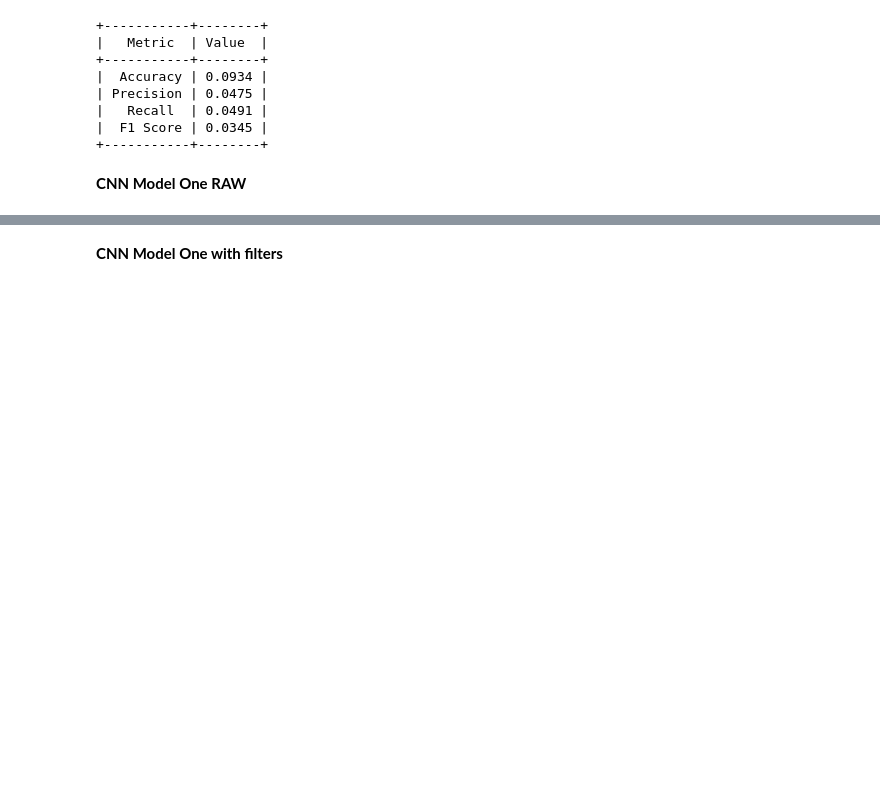
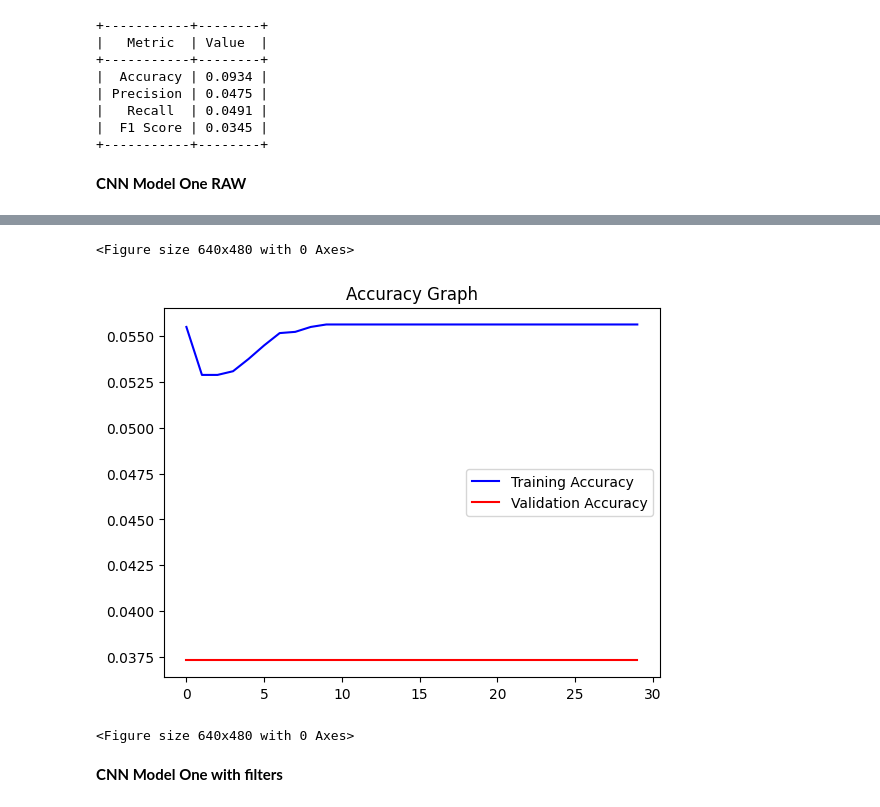
Before and after one commit to geogardow/pattern_recognition_project_2, a Jupyter notebook: Project2.ipynb, the cells around one changed output, grey strips where cells are left out. Saved outputs shown, nothing was run; the diff lists cells and outputs as text; code cells hidden in the pictures; blank space fills up the shorter version.

```diff
--- a/Project2.ipynb
+++ b/Project2.ipynb
@@ -644,0 +627,14 @@ _________________________________________________________________
+# %%
+acc = history.history['age_out_accuracy']
+val_acc = history.history['val_age_out_accuracy']
+epochs = range(len(acc))
+
+plt.plot(epochs, acc, 'b', label='Training Accuracy')
+plt.plot(epochs, val_acc, 'r', label='Validation Accuracy')
+plt.title('Accuracy Graph')
+plt.legend()
+plt.figure()
+# %% [output]
+<Figure size 640x480 with 0 Axes>
+[figure, added]
+<Figure size 640x480 with 0 Axes>
```
Also changed, not shown: parts of 27 cells of this notebook, 4 other files.
